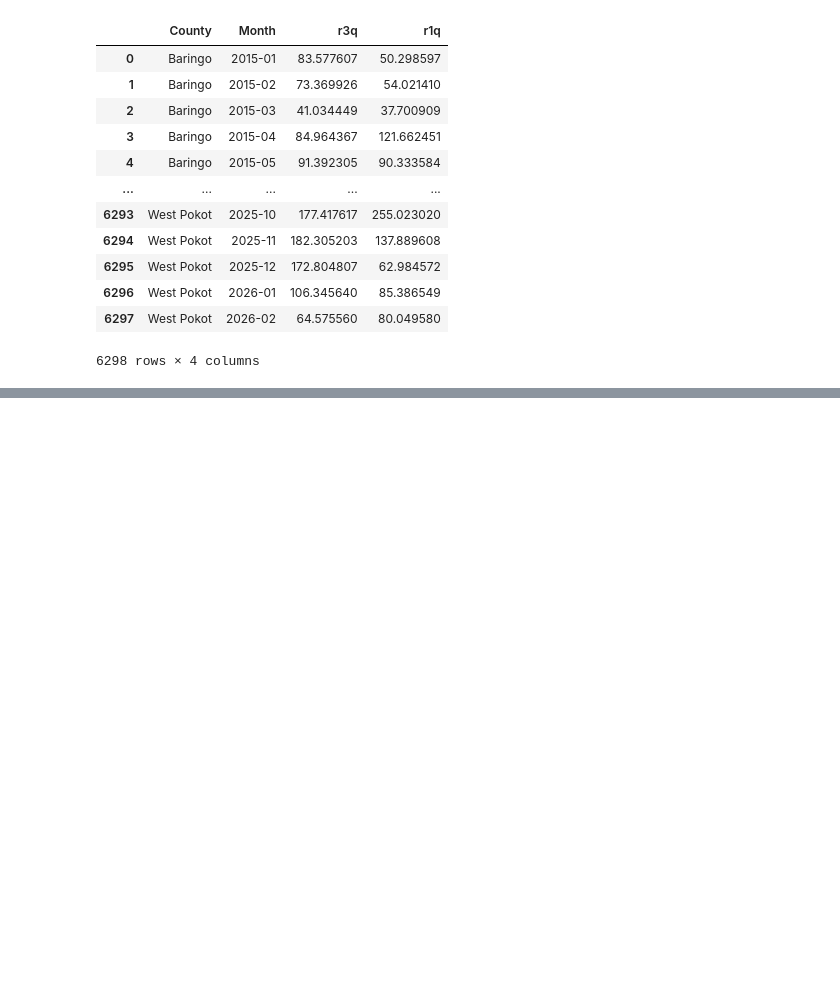
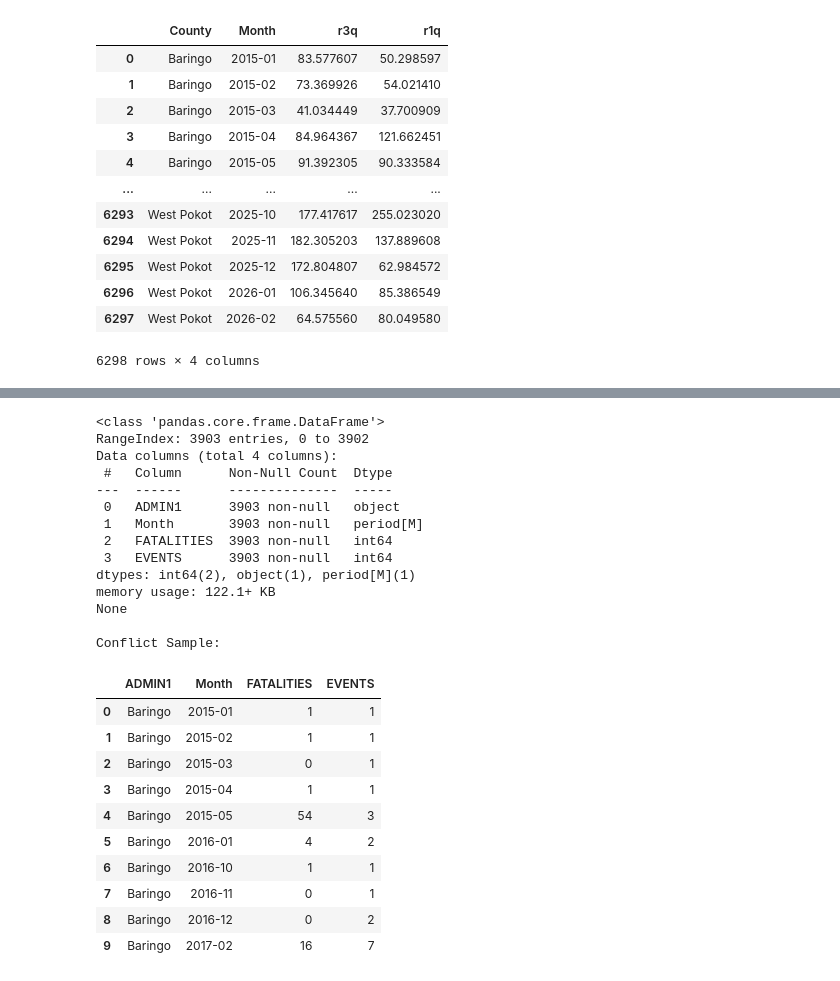
Before and after one commit to MrDenzy/PHASE-5-PROJECT---PREDICTING-FOOD-INSECURITY, a Jupyter notebook: notebooks/data_explore.ipynb, the cells around one changed output, grey strips where cells are left out. Cells and saved outputs as stored; diff of their text form; code cells hidden in the pictures; blank space fills up the shorter version.

```diff
--- a/notebooks/data_explore.ipynb
+++ b/notebooks/data_explore.ipynb
@@ -1245,0 +1334,32 @@ df_rf
+# %%
+# start with data from 2015 onwards
+df_c = df_c.loc[df_c['Month'] >= pd.Period('2015-01',freq = 'M')].reset_index(drop=True).copy()
+print(df_c.info())
+print('\nConflict Sample:')
+display(df_c.head(10))
+# %% [output]
+<class 'pandas.core.frame.DataFrame'>
+RangeIndex: 3903 entries, 0 to 3902
+Data columns (total 4 columns):
+ #   Column      Non-Null Count  Dtype
+---  ------      --------------  -----
+ 0   ADMIN1      3903 non-null   object
+ 1   Month       3903 non-null   period[M]
+ 2   FATALITIES  3903 non-null   int64
+ 3   EVENTS      3903 non-null   int64
+dtypes: int64(2), object(1), period[M](1)
+memory usage: 122.1+ KB
+None
+
+Conflict Sample:
+|  | ADMIN1 | Month | FATALITIES | EVENTS |
+| 0 | Baringo | 2015-01 | 1 | 1 |
+| 1 | Baringo | 2015-02 | 1 | 1 |
+| 2 | Baringo | 2015-03 | 0 | 1 |
+| 3 | Baringo | 2015-04 | 1 | 1 |
+| 4 | Baringo | 2015-05 | 54 | 3 |
+| 5 | Baringo | 2016-01 | 4 | 2 |
+| 6 | Baringo | 2016-10 | 1 | 1 |
+| 7 | Baringo | 2016-11 | 0 | 1 |
+| 8 | Baringo | 2016-12 | 0 | 2 |
+| 9 | Baringo | 2017-02 | 16 | 7 |
```
Also changed, not shown: parts of 17 cells of this notebook, 1 other file.
